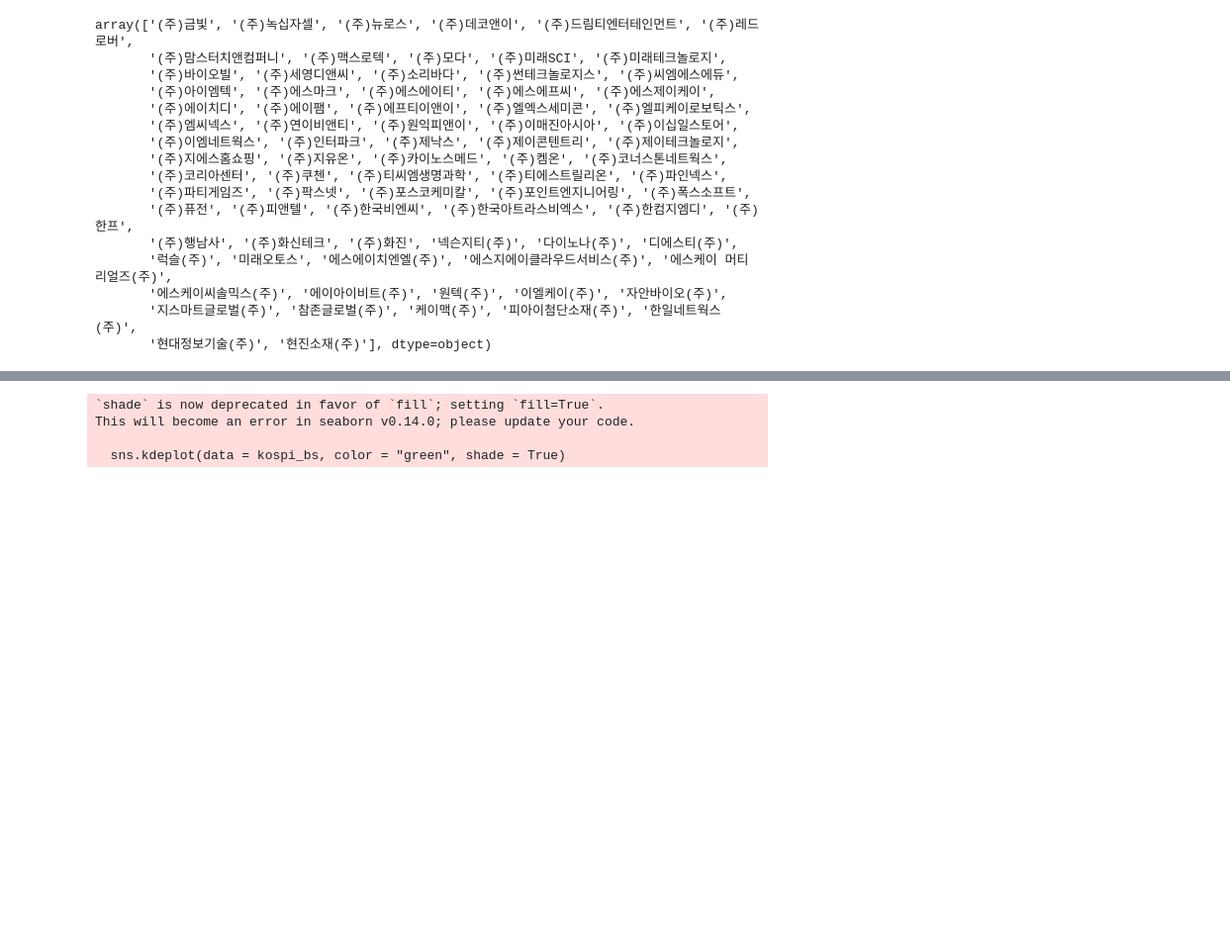
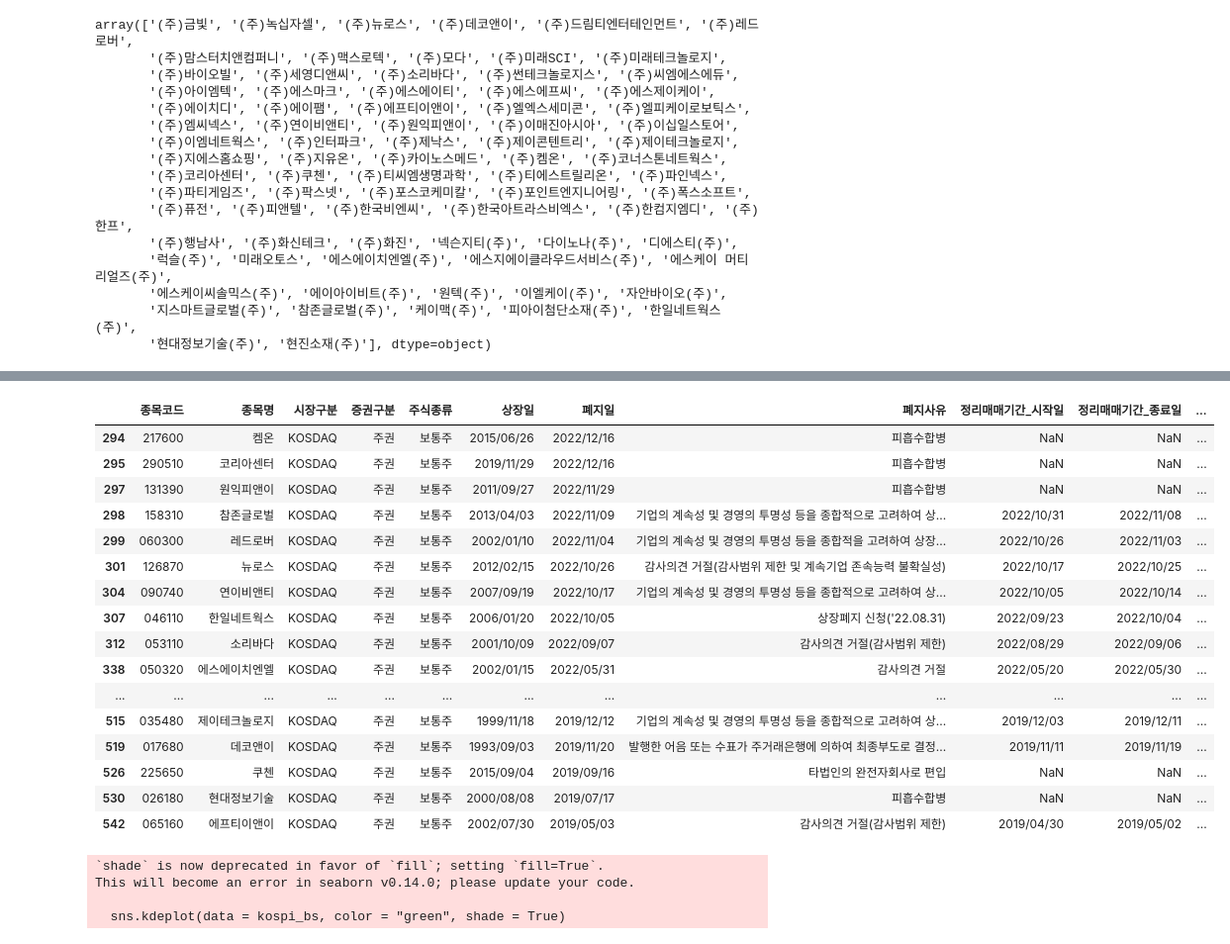
Before and after one commit to BDooHyun/ubion_python_class_01, a Jupyter notebook: 공모전/01_데이터.ipynb, the cells around one changed output, grey strips where cells are left out. Shown at 99% size. Saved outputs shown, nothing was run; the diff lists cells and outputs as text; code cells hidden in the pictures; blank space fills up the shorter version.

```diff
--- a/공모전/01_데이터.ipynb
+++ b/공모전/01_데이터.ipynb
@@ -318,51 +472,69 @@ kospi_bs = kospi.loc[kospi['회사명'].isin(['(주)동성화학', '(주)사조
 # %%
 kospi_js = kospi.loc[~kospi['회사명'].isin(['(주)동성화학', '(주)사조해표', '(주)신한', '(주)폴루스바이오팜', '고려개발(주)', '롯데푸드(주)', '에스비에스미디어홀딩스(주)', '웅진에너지(주)', '코리아오토글라스(주)', '한국제지(주)'])]
 # %%
-# sp.loc[sp['종목명'].isin(['금빛', '녹십자셀', '뉴로스', '데코앤이', '드림티엔터테인먼트', '레드로버',
-#        '맘스터치앤컴퍼니', '맥스로텍', '모다', '미래SCI', '미래테크놀로지',
-#        '바이오빌', '세영디앤씨', '소리바다', '썬테크놀로지스', '씨엠에스에듀',
-#        '아이엠텍', '에스마크', '에스에이티', '에스에프씨', '에스제이케이',
-#        '에이치디', '에이팸', '에프티이앤이', '엘엑스세미콘', '엘피케이로보틱스',
-#        '엠씨넥스', '연이비앤티', '원익피앤이', '이매진아시아', '이십일스토어',
-#        '이엠네트웍스', '인터파크', '제낙스', '제이콘텐트리', '제이테크놀로지',
-#        '지에스홈쇼핑', '지유온', '카이노스메드', '켐온', '코너스톤네트웍스',
-#        '코리아센터', '쿠첸', '티씨엠생명과학', '티에스트릴리온', '파인넥스',
-#        '파티게임즈', '팍스넷', '포스코케미칼', '포인트엔지니어링', '폭스소프트',
-#        '퓨전', '피앤텔', '한국비엔씨', '한국아트라스비엑스', '한컴지엠디', '한프',
-#        '행남사', '화신테크', '화진', '넥슨지티', '다이노나', '디에스티',
-#        '럭슬', '미래오토스', '에스에이치엔엘', '에스지에이클라우드서비스', '에스케이 머티리얼즈',
-#        '에스케이씨솔믹스', '에이아이비트', '원텍', '이엘케이', '자안바이오',
-#        '지스마트글로벌', '참존글로벌', '케이맥', '피아이첨단소재', '한일네트웍스',
-#        '현대정보기술', '현진소재'])]
+sp.loc[sp['종목명'].isin(['금빛', '녹십자셀', '뉴로스', '데코앤이', '드림티엔터테인먼트', '레드로버',
+       '맘스터치앤컴퍼니', '맥스로텍', '모다', '미래SCI', '미래테크놀로지',
+       '바이오빌', '세영디앤씨', '소리바다', '썬테크놀로지스', '씨엠에스에듀',
+       '아이엠텍', '에스마크', '에스에이티', '에스에프씨', '에스제이케이',
+       '에이치디', '에이팸', '에프티이앤이', '엘엑스세미콘', '엘피케이로보틱스',
+       '엠씨넥스', '연이비앤티', '원익피앤이', '이매진아시아', '이십일스토어',
+       '이엠네트웍스', '인터파크', '제낙스', '제이콘텐트리', '제이테크놀로지',
+       '지에스홈쇼핑', '지유온', '카이노스메드', '켐온', '코너스톤네트웍스',
+       '코리아센터', '쿠첸', '티씨엠생명과학', '티에스트릴리온', '파인넥스',
+       '파티게임즈', '팍스넷', '포스코케미칼', '포인트엔지니어링', '폭스소프트',
+       '퓨전', '피앤텔', '한국비엔씨', '한국아트라스비엑스', '한컴지엠디', '한프',
+       '행남사', '화신테크', '화진', '넥슨지티', '다이노나', '디에스티',
+       '럭슬', '미래오토스', '에스에이치엔엘', '에스지에이클라우드서비스', '에스케이 머티리얼즈',
+       '에스케이씨솔믹스', '에이아이비트', '원텍', '이엘케이', '자안바이오',
+       '지스마트글로벌', '참존글로벌', '케이맥', '피아이첨단소재', '한일네트웍스',
+       '현대정보기술', '현진소재'])]
 
 
 # '(주)금빛', '', '', '', '(주)드림티엔터테인먼트', '',
 #        '(주)맘스터치앤컴퍼니', '', '', '', '',
 #        '', '', '', '(주)썬테크놀로지스', '',
 #        '', '', '(주)에스에이티', '', '',
 #        '', '', '', '(주)엘엑스세미콘', '(주)엘피케이로보틱스',
 #        '(주)엠씨넥스', '', '', '', '(주)이십일스토어',
 #        '', '', '', '(주)제이콘텐트리', '',
 #        '(주)지에스홈쇼핑', '', '(주)카이노스메드', '', '',
 #        '', '', '(주)티씨엠생명과학', '(주)티에스트릴리온', '',
 #        '', '', '(주)포스코케미칼', '(주)포인트엔지니어링', '(주)폭스소프트',
 #        '', '', '(주)한국비엔씨', '', '', '',
 #        '', '(주)화신테크', '', '', '다이노나(주)', '',
 #        '', '미래오토스', '', '에스지에이클라우드서비스(주)', '에스케이 머티리얼즈(주)',
 #        '에스케이씨솔믹스(주)', '', '원텍(주)', '', '',
 #        '', '', '', '피아이첨단소재(주)', '',
 #        '', ''
 
 # '(주)금빛' = gv (이름변경)
 # '(주)드림티엔터테인먼트' = 이름변경
 # '(주)맘스터치앤컴퍼니' = 이름변경
 # '(주)썬테크놀로지스' = 부실
 # '(주)에스에이티' = 안나옴
 # '(주)엘엑스세미콘' = 이름변경
 # '(주)엘피케이로보틱스' = 안나옴
 # '(주)엠씨넥스' = 이전상장
 # '(주)이십일스토어' = 부실
 # '(주)제이콘텐트리' =
+# %% [output]
+|  | 종목코드 | 종목명 | 시장구분 | 증권구분 | 주식종류 | 상장일 | 폐지일 | 폐지사유 | 정리매매기간_시작일 | 정리매매기간_종료일 | ... |
+| 294 | 217600 | 켐온 | KOSDAQ | 주권 | 보통주 | 2015/06/26 | 2022/12/16 | 피흡수합병 | NaN | NaN | ... |
+| 295 | 290510 | 코리아센터 | KOSDAQ | 주권 | 보통주 | 2019/11/29 | 2022/12/16 | 피흡수합병 | NaN | NaN | ... |
+| 297 | 131390 | 원익피앤이 | KOSDAQ | 주권 | 보통주 | 2011/09/27 | 2022/11/29 | 피흡수합병 | NaN | NaN | ... |
+| 298 | 158310 | 참존글로벌 | KOSDAQ | 주권 | 보통주 | 2013/04/03 | 2022/11/09 | 기업의 계속성 및 경영의 투명성 등을 종합적으로 고려하여 상... | 2022/10/31 | 2022/11/08 | ... |
+| 299 | 060300 | 레드로버 | KOSDAQ | 주권 | 보통주 | 2002/01/10 | 2022/11/04 | 기업의 계속성 및 경영의 투명성 등을 종합적을 고려하여 상장... | 2022/10/26 | 2022/11/03 | ... |
+| 301 | 126870 | 뉴로스 | KOSDAQ | 주권 | 보통주 | 2012/02/15 | 2022/10/26 | 감사의견 거절(감사범위 제한 및 계속기업 존속능력 불확실성) | 2022/10/17 | 2022/10/25 | ... |
+| 304 | 090740 | 연이비앤티 | KOSDAQ | 주권 | 보통주 | 2007/09/19 | 2022/10/17 | 기업의 계속성 및 경영의 투명성 등을 종합적으로 고려하여 상... | 2022/10/05 | 2022/10/14 | ... |
+| 307 | 046110 | 한일네트웍스 | KOSDAQ | 주권 | 보통주 | 2006/01/20 | 2022/10/05 | 상장폐지 신청('22.08.31) | 2022/09/23 | 2022/10/04 | ... |
+| 312 | 053110 | 소리바다 | KOSDAQ | 주권 | 보통주 | 2001/10/09 | 2022/09/07 | 감사의견 거절(감사범위 제한) | 2022/08/29 | 2022/09/06 | ... |
+| 338 | 050320 | 에스에이치엔엘 | KOSDAQ | 주권 | 보통주 | 2002/01/15 | 2022/05/31 | 감사의견 거절 | 2022/05/20 | 2022/05/30 | ... |
+| ... | ... | ... | ... | ... | ... | ... | ... | ... | ... | ... | ... |
+| 515 | 035480 | 제이테크놀로지 | KOSDAQ | 주권 | 보통주 | 1999/11/18 | 2019/12/12 | 기업의 계속성 및 경영의 투명성 등을 종합적으로 고려하여 상... | 2019/12/03 | 2019/12/11 | ... |
+| 519 | 017680 | 데코앤이 | KOSDAQ | 주권 | 보통주 | 1993/09/03 | 2019/11/20 | 발행한 어음 또는 수표가 주거래은행에 의하여 최종부도로 결정... | 2019/11/11 | 2019/11/19 | ... |
+| 526 | 225650 | 쿠첸 | KOSDAQ | 주권 | 보통주 | 2015/09/04 | 2019/09/16 | 타법인의 완전자회사로 편입 | NaN | NaN | ... |
+| 530 | 026180 | 현대정보기술 | KOSDAQ | 주권 | 보통주 | 2000/08/08 | 2019/07/17 | 피흡수합병 | NaN | NaN | ... |
+| 542 | 065160 | 에프티이앤이 | KOSDAQ | 주권 | 보통주 | 2002/07/30 | 2019/05/03 | 감사의견 거절(감사범위 제한) | 2019/04/30 | 2019/05/02 | ... |
 # %%
 # '(주)금빛', '(주)녹십자셀', '(주)뉴로스', '(주)데코앤이', '(주)드림티엔터테인먼트', '(주)레드로버',
 #        '(주)맘스터치앤컴퍼니', '(주)맥스로텍', '(주)모다', '(주)미래SCI', '(주)미래테크놀로지',
```
Also changed, not shown: parts of 41 cells of this notebook, 2 other files.
